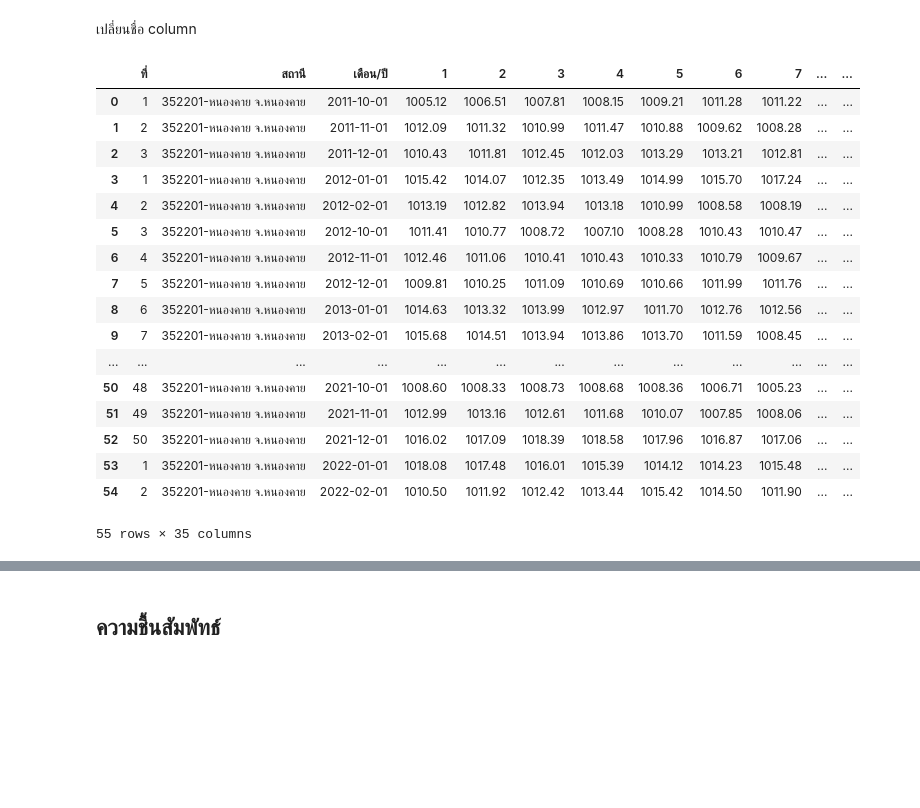
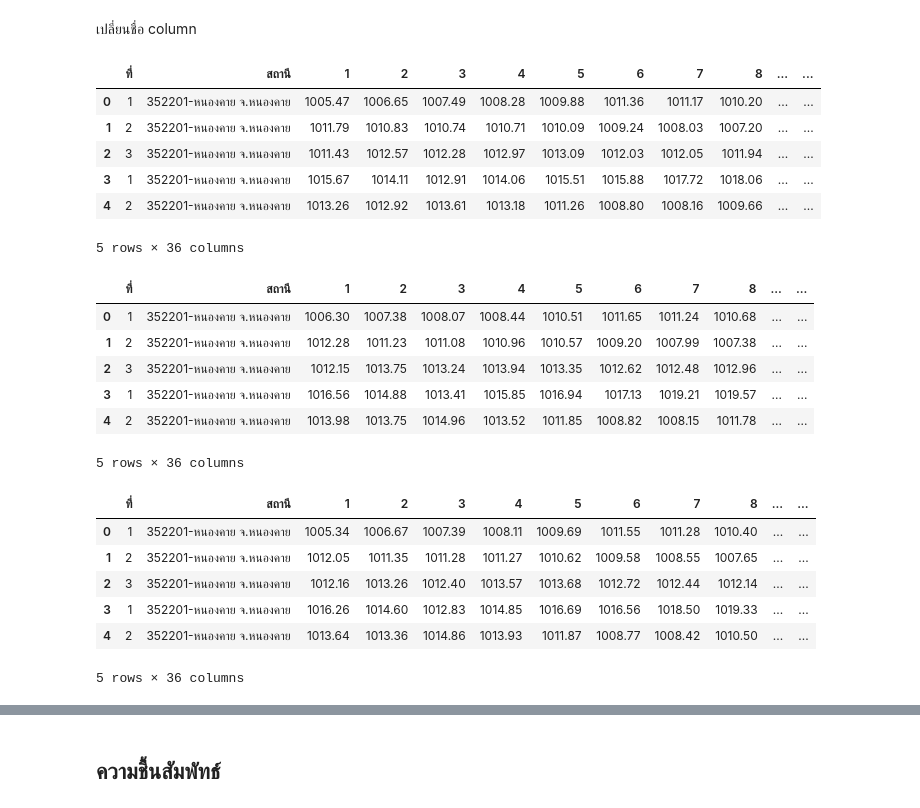
Before and after one commit to kitiluck/BSC_DPDM23, a Jupyter notebook: midterm_bscdpdm23.ipynb, the cells around one changed output, grey strips where cells are left out. Saved outputs shown, nothing was run; the diff lists cells and outputs as text; code cells hidden in the pictures; blank space fills up the shorter version.

```diff
--- a/midterm_bscdpdm23.ipynb
+++ b/midterm_bscdpdm23.ipynb
@@ -43,25 +42,51 @@ C ={'Unnamed: 0':'ที่','Unnamed: 1':'สถานี','Unnamed: 2':'เด
-# %%
-Air_K.rename(columns=C)
-Air_NA.rename(columns=C)
-Air_S.rename(columns=C)
-Air_NO.rename(columns=C)
-Air_L.rename(columns=C)
-# %% [output]
-|  | ที่ | สถานี | เดือน/ปี | 1 | 2 | 3 | 4 | 5 | 6 | 7 | ... | ... |
-| 0 | 1 | 352201-หนองคาย จ.หนองคาย | 2011-10-01 | 1005.12 | 1006.51 | 1007.81 | 1008.15 | 1009.21 | 1011.28 | 1011.22 | ... | ... |
-| 1 | 2 | 352201-หนองคาย จ.หนองคาย | 2011-11-01 | 1012.09 | 1011.32 | 1010.99 | 1011.47 | 1010.88 | 1009.62 | 1008.28 | ... | ... |
-| 2 | 3 | 352201-หนองคาย จ.หนองคาย | 2011-12-01 | 1010.43 | 1011.81 | 1012.45 | 1012.03 | 1013.29 | 1013.21 | 1012.81 | ... | ... |
-| 3 | 1 | 352201-หนองคาย จ.หนองคาย | 2012-01-01 | 1015.42 | 1014.07 | 1012.35 | 1013.49 | 1014.99 | 1015.70 | 1017.24 | ... | ... |
-| 4 | 2 | 352201-หนองคาย จ.หนองคาย | 2012-02-01 | 1013.19 | 1012.82 | 1013.94 | 1013.18 | 1010.99 | 1008.58 | 1008.19 | ... | ... |
-| 5 | 3 | 352201-หนองคาย จ.หนองคาย | 2012-10-01 | 1011.41 | 1010.77 | 1008.72 | 1007.10 | 1008.28 | 1010.43 | 1010.47 | ... | ... |
-| 6 | 4 | 352201-หนองคาย จ.หนองคาย | 2012-11-01 | 1012.46 | 1011.06 | 1010.41 | 1010.43 | 1010.33 | 1010.79 | 1009.67 | ... | ... |
-| 7 | 5 | 352201-หนองคาย จ.หนองคาย | 2012-12-01 | 1009.81 | 1010.25 | 1011.09 | 1010.69 | 1010.66 | 1011.99 | 1011.76 | ... | ... |
-| 8 | 6 | 352201-หนองคาย จ.หนองคาย | 2013-01-01 | 1014.63 | 1013.32 | 1013.99 | 1012.97 | 1011.70 | 1012.76 | 1012.56 | ... | ... |
-| 9 | 7 | 352201-หนองคาย จ.หนองคาย | 2013-02-01 | 1015.68 | 1014.51 | 1013.94 | 1013.86 | 1013.70 | 1011.59 | 1008.45 | ... | ... |
-| ... | ... | ... | ... | ... | ... | ... | ... | ... | ... | ... | ... | ... |
-| 50 | 48 | 352201-หนองคาย จ.หนองคาย | 2021-10-01 | 1008.60 | 1008.33 | 1008.73 | 1008.68 | 1008.36 | 1006.71 | 1005.23 | ... | ... |
-| 51 | 49 | 352201-หนองคาย จ.หนองคาย | 2021-11-01 | 1012.99 | 1013.16 | 1012.61 | 1011.68 | 1010.07 | 1007.85 | 1008.06 | ... | ... |
-| 52 | 50 | 352201-หนองคาย จ.หนองคาย | 2021-12-01 | 1016.02 | 1017.09 | 1018.39 | 1018.58 | 1017.96 | 1016.87 | 1017.06 | ... | ... |
-| 53 | 1 | 352201-หนองคาย จ.หนองคาย | 2022-01-01 | 1018.08 | 1017.48 | 1016.01 | 1015.39 | 1014.12 | 1014.23 | 1015.48 | ... | ... |
-| 54 | 2 | 352201-หนองคาย จ.หนองคาย | 2022-02-01 | 1010.50 | 1011.92 | 1012.42 | 1013.44 | 1015.42 | 1014.50 | 1011.90 | ... | ... |
-55 rows × 35 columns
+# %%
+Air_K.rename(columns={'Unnamed: 0' : 'ที่'},inplace=True)
+Air_K.rename(columns={'Unnamed: 1' : 'สถานี'},inplace=True)
+Air_K.rename(columns={'Unnamed: 2' : 'เดือน-ปี'},inplace=True)
+Air_K.rename(columns={'Unnamed: 34' : 'ค่าเฉลี่ย'},inplace=True)
+Air_K['year'] = Air_K['เดือน-ปี'].dt.year
+Air_K['month'] = Air_K['เดือน-ปี'].dt.month
+Air_K = Air_K.drop(['เดือน-ปี'], axis =1)
+Air_K.head()
+# %% [output]
+|  | ที่ | สถานี | 1 | 2 | 3 | 4 | 5 | 6 | 7 | 8 | ... | ... |
+| 0 | 1 | 352201-หนองคาย จ.หนองคาย | 1005.47 | 1006.65 | 1007.49 | 1008.28 | 1009.88 | 1011.36 | 1011.17 | 1010.20 | ... | ... |
+| 1 | 2 | 352201-หนองคาย จ.หนองคาย | 1011.79 | 1010.83 | 1010.74 | 1010.71 | 1010.09 | 1009.24 | 1008.03 | 1007.20 | ... | ... |
+| 2 | 3 | 352201-หนองคาย จ.หนองคาย | 1011.43 | 1012.57 | 1012.28 | 1012.97 | 1013.09 | 1012.03 | 1012.05 | 1011.94 | ... | ... |
+| 3 | 1 | 352201-หนองคาย จ.หนองคาย | 1015.67 | 1014.11 | 1012.91 | 1014.06 | 1015.51 | 1015.88 | 1017.72 | 1018.06 | ... | ... |
+| 4 | 2 | 352201-หนองคาย จ.หนองคาย | 1013.26 | 1012.92 | 1013.61 | 1013.18 | 1011.26 | 1008.80 | 1008.16 | 1009.66 | ... | ... |
+5 rows × 36 columns
+# %%
+Air_NA.rename(columns={'Unnamed: 0' : 'ที่'},inplace=True)
+Air_NA.rename(columns={'Unnamed: 1' : 'สถานี'},inplace=True)
+Air_NA.rename(columns={'Unnamed: 2' : 'เดือน-ปี'},inplace=True)
+Air_NA.rename(columns={'Unnamed: 34' : 'ค่าเฉลี่ย'},inplace=True)
+Air_NA['year'] = Air_NA['เดือน-ปี'].dt.year
+Air_NA['month'] = Air_NA['เดือน-ปี'].dt.month
+Air_NA = Air_NA.drop(['เดือน-ปี'], axis =1)
+Air_NA.head()
+# %% [output]
+|  | ที่ | สถานี | 1 | 2 | 3 | 4 | 5 | 6 | 7 | 8 | ... | ... |
+| 0 | 1 | 352201-หนองคาย จ.หนองคาย | 1006.30 | 1007.38 | 1008.07 | 1008.44 | 1010.51 | 1011.65 | 1011.24 | 1010.68 | ... | ... |
+| 1 | 2 | 352201-หนองคาย จ.หนองคาย | 1012.28 | 1011.23 | 1011.08 | 1010.96 | 1010.57 | 1009.20 | 1007.99 | 1007.38 | ... | ... |
+| 2 | 3 | 352201-หนองคาย จ.หนองคาย | 1012.15 | 1013.75 | 1013.24 | 1013.94 | 1013.35 | 1012.62 | 1012.48 | 1012.96 | ... | ... |
+| 3 | 1 | 352201-หนองคาย จ.หนองคาย | 1016.56 | 1014.88 | 1013.41 | 1015.85 | 1016.94 | 1017.13 | 1019.21 | 1019.57 | ... | ... |
+| 4 | 2 | 352201-หนองคาย จ.หนองคาย | 1013.98 | 1013.75 | 1014.96 | 1013.52 | 1011.85 | 1008.82 | 1008.15 | 1011.78 | ... | ... |
+5 rows × 36 columns
+# %%
+Air_NO.rename(columns={'Unnamed: 0' : 'ที่'},inplace=True)
+Air_NO.rename(columns={'Unnamed: 1' : 'สถานี'},inplace=True)
+Air_NO.rename(columns={'Unnamed: 2' : 'เดือน-ปี'},inplace=True)
+Air_NO.rename(columns={'Unnamed: 34' : 'ค่าเฉลี่ย'},inplace=True)
+Air_NO['year'] = Air_NO['เดือน-ปี'].dt.year
+Air_NO['month'] = Air_NO['เดือน-ปี'].dt.month
+Air_NO = Air_NO.drop(['เดือน-ปี'], axis =1)
+Air_NO.head()
+# %% [output]
+|  | ที่ | สถานี | 1 | 2 | 3 | 4 | 5 | 6 | 7 | 8 | ... | ... |
+| 0 | 1 | 352201-หนองคาย จ.หนองคาย | 1005.34 | 1006.67 | 1007.39 | 1008.11 | 1009.69 | 1011.55 | 1011.28 | 1010.40 | ... | ... |
+| 1 | 2 | 352201-หนองคาย จ.หนองคาย | 1012.05 | 1011.35 | 1011.28 | 1011.27 | 1010.62 | 1009.58 | 1008.55 | 1007.65 | ... | ... |
+| 2 | 3 | 352201-หนองคาย จ.หนองคาย | 1012.16 | 1013.26 | 1012.40 | 1013.57 | 1013.68 | 1012.72 | 1012.44 | 1012.14 | ... | ... |
+| 3 | 1 | 352201-หนองคาย จ.หนองคาย | 1016.26 | 1014.60 | 1012.83 | 1014.85 | 1016.69 | 1016.56 | 1018.50 | 1019.33 | ... | ... |
+| 4 | 2 | 352201-หนองคาย จ.หนองคาย | 1013.64 | 1013.36 | 1014.86 | 1013.93 | 1011.87 | 1008.77 | 1008.42 | 1010.50 | ... | ... |
+5 rows × 36 columns
```
Also changed, not shown: parts of 66 cells of this notebook.
